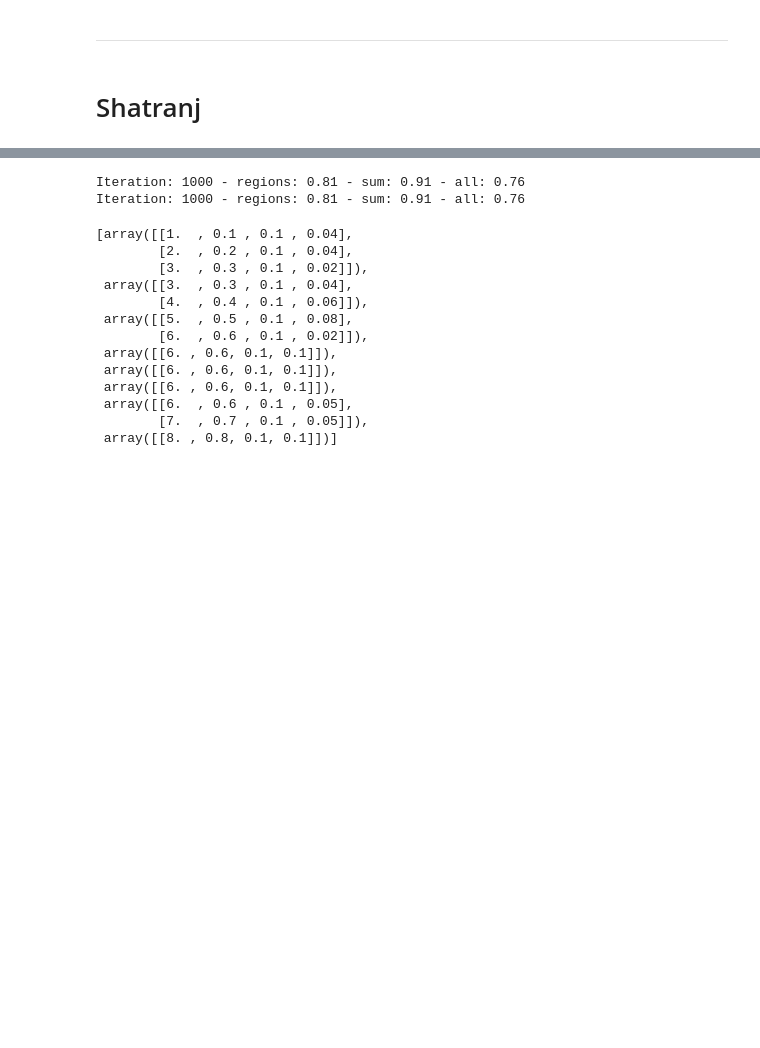
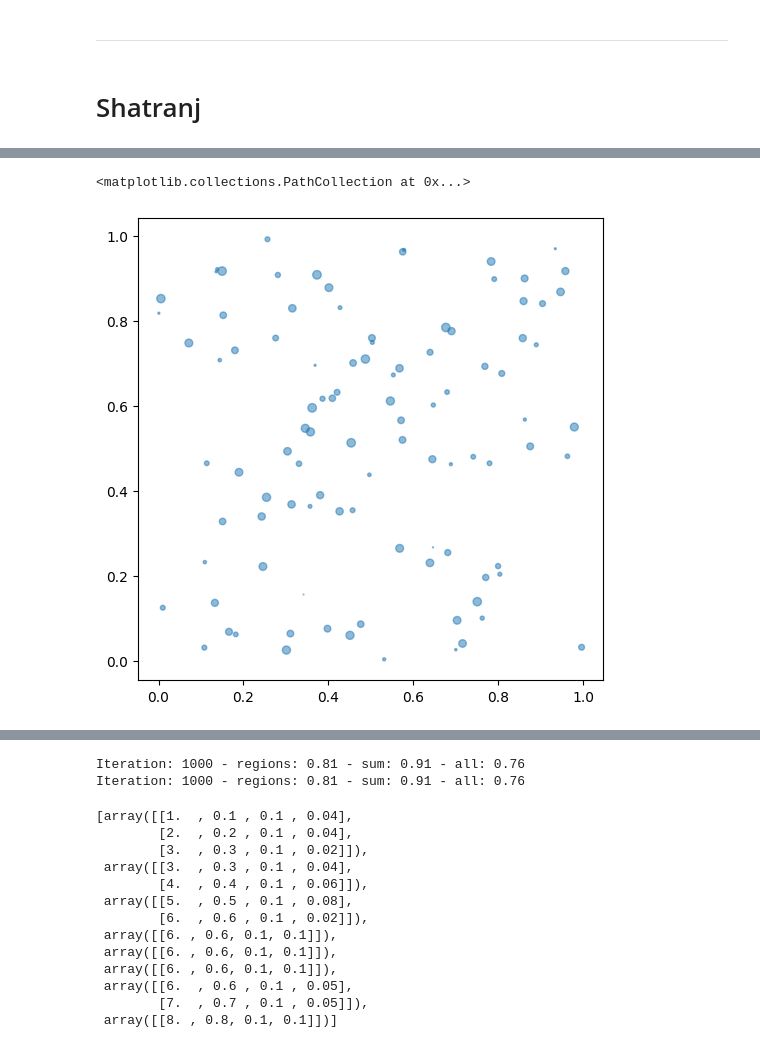
Before and after one commit to mehdimhb/geometric-sampling, a Jupyter notebook: sandbox.ipynb, the cells around one changed output, grey strips where cells are left out. Drawn from its saved outputs; the diff is of its cells as text; code cells hidden in the pictures; blank space fills up the shorter version.

```diff
--- a/sandbox.ipynb
+++ b/sandbox.ipynb
@@ -96,7 +96,7 @@ import numpy as np
 # %%
 rng = np.random.default_rng()
 N = 100
-n = 1
+n = 4
 coords = rng.random((N, 2))
 probs = rng.random(N)
 probs *= n/probs.sum()
@@ -111,0 +232,8 @@ pop = gs.shatranj.Population(
+# %%
+import matplotlib.pyplot as plt
+
+plt.figure(figsize=(6, 6))
+plt.scatter(coords[:, 0], coords[:, 1], s=probs*500, alpha=0.5)
+# %% [output]
+<matplotlib.collections.PathCollection at 0x...>
+[figure, added]
```
Also changed, not shown: parts of 24 cells of this notebook, 12 other files.
